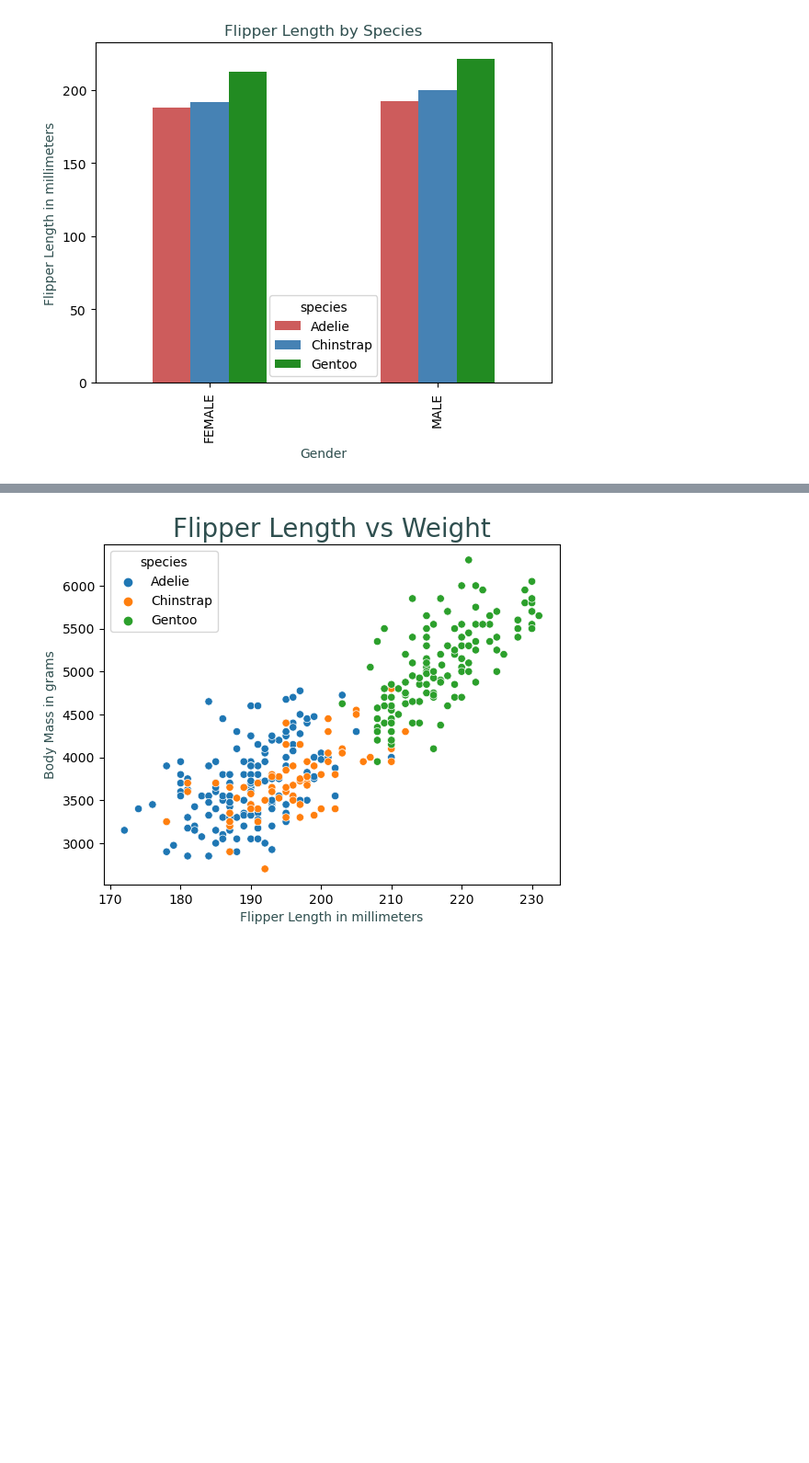
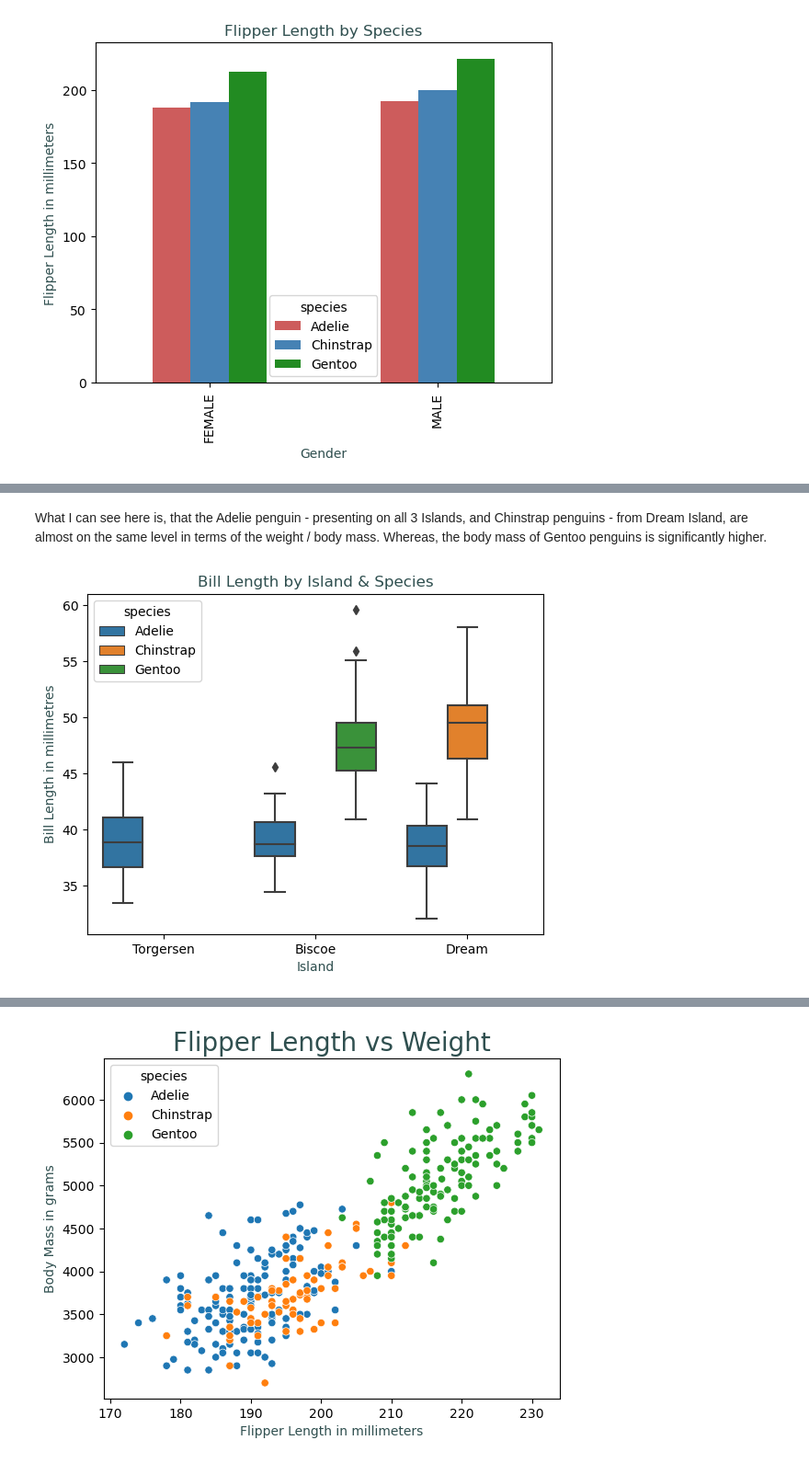
Before and after one commit to UWASIKLK/pda---mywork, a Jupyter notebook: penguins-project.ipynb, the cells around one changed output, grey strips where cells are left out. Shown at 92% size. Saved outputs shown, nothing was run; the diff lists cells and outputs as text; code cells hidden in the pictures; blank space fills up the shorter version.

```diff
--- a/penguins-project.ipynb
+++ b/penguins-project.ipynb
@@ -433,0 +456,13 @@ plt.show()
+# %% [markdown]
+What I can see here is, that the Adelie penguin - presenting on all 3 Islands, and Chinstrap penguins - from Dream Island, are almost on the same
+level in terms of the weight / body mass. Whereas, the body mass of Gentoo penguins is significantly higher.
+# %%
+# Creating a box plot using the island, bill length and it is sort out by 3 species.
+
+box = sns.boxplot(x = 'island', y = 'bill_length_mm', hue ='species', data = penguins)
+plt.xlabel('Island', color ='darkslategray')
+plt.ylabel('Bill Length in millimetres', color ='darkslategray')
+plt.title('Bill Length by Island & Species', color ='darkslategray')
+plt.show()
+# %% [output]
+[figure, added]
```
Also changed, not shown: parts of 18 cells of this notebook.
